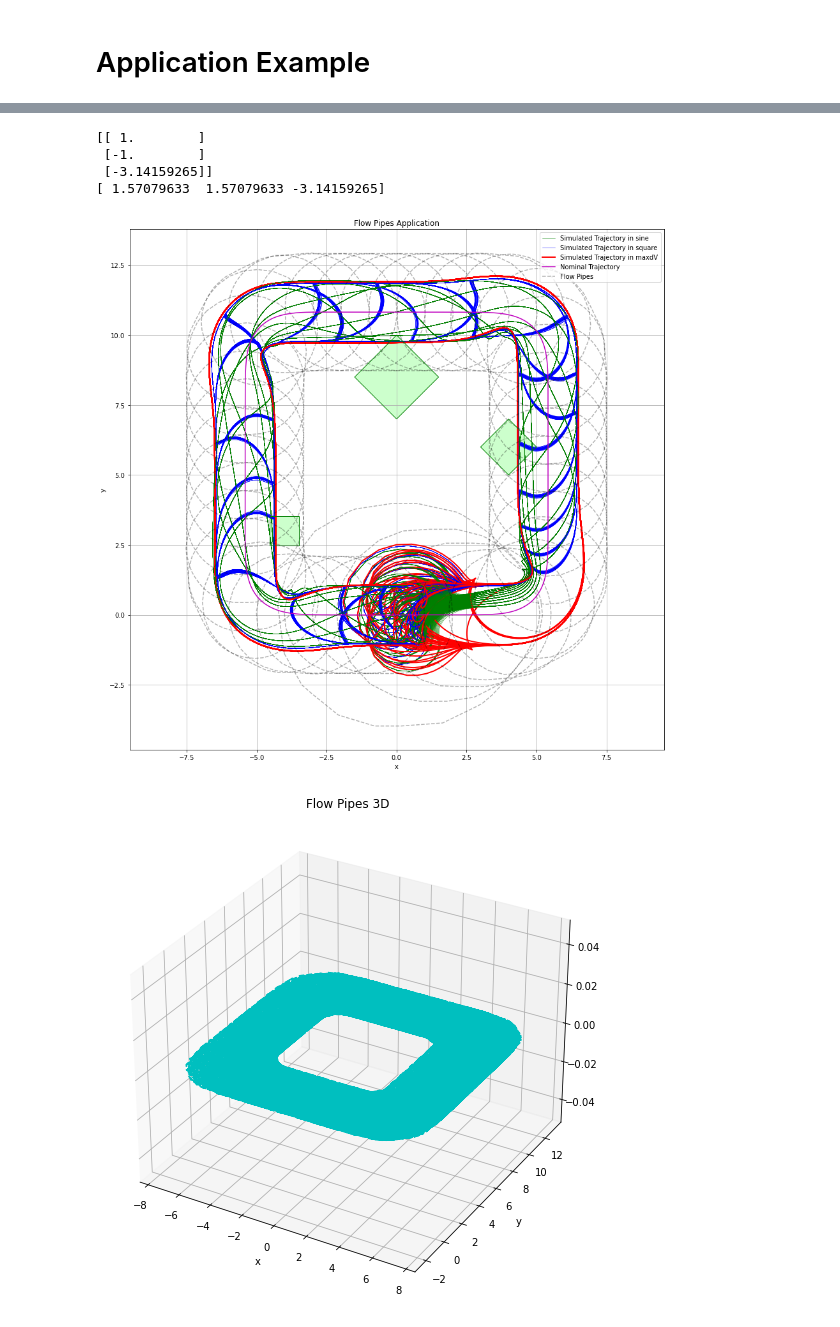
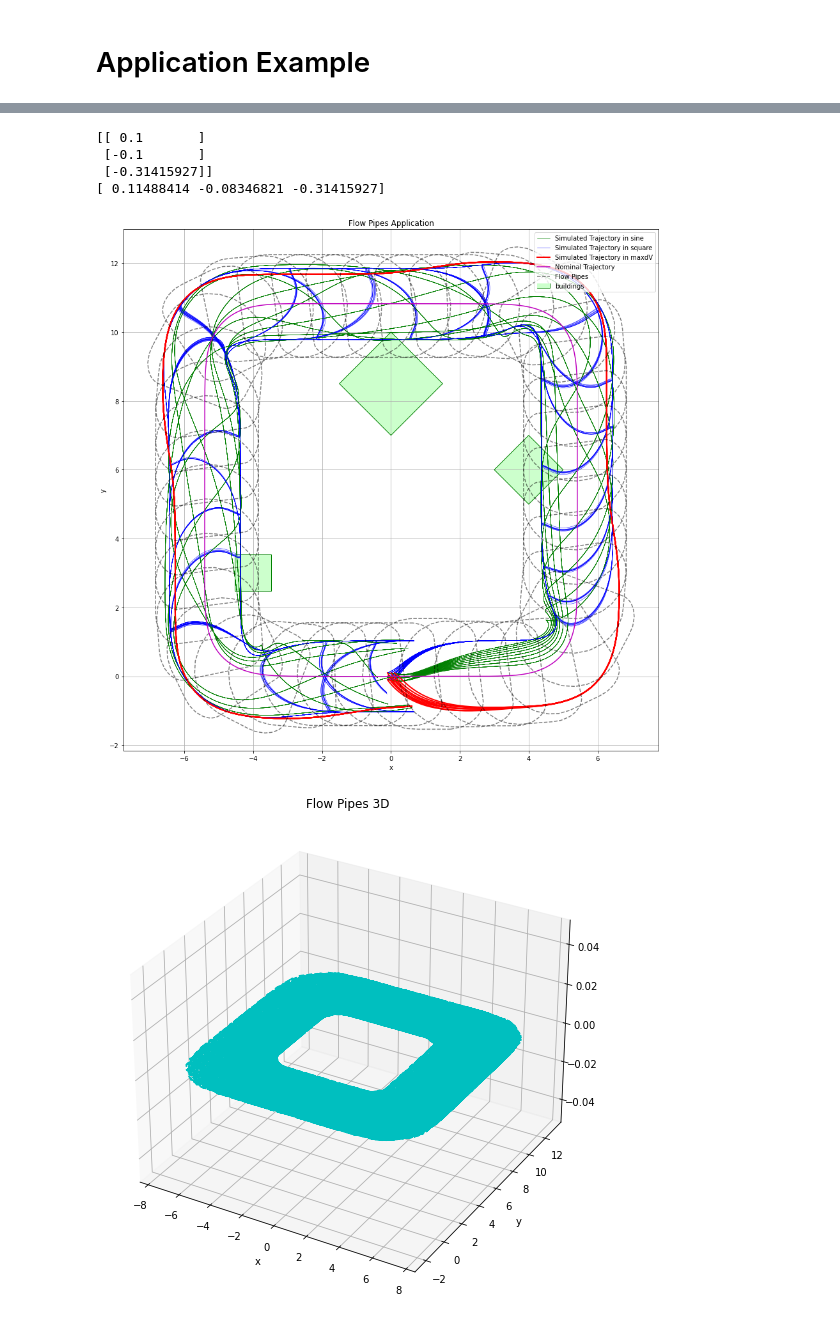
Before and after one commit to melodylylin/NASAULI_MC, a Jupyter notebook: SE(2) Invariant.ipynb, the cells around one changed output, grey strips where cells are left out. Saved outputs shown, nothing was run; the diff lists cells and outputs as text; code cells hidden in the pictures.

```diff
--- a/SE(2) Invariant.ipynb
+++ b/SE(2) Invariant.ipynb
@@ -51,7 +160,7 @@ sol
 # Flow Pipes Simulation
 # %%
 t = 40
-n = 40 # number of interval hulls
+n = 10 # number of interval hulls
 # disturbances
 w1 = 1
 w2 = 1
@@ -60,7 +169,7 @@ sol1 = se2_flow.find_se2_invariant_set() # u, v, w1, w2
 ref = se2_flow.simulate(t, 0, w1, w2, 0, 0, 0, dist='sine', sol= sol1, use_approx=False)
 e0 = se2_flow.se2_log(np.array([0, 0, -np.pi/10]))
 
-flow_pipes_LMI, intervalhull_LMI, nom = se2_flow.flowpipes(ref, t, n, e0, w1, w2, sol)
+flow_pipes_LMI, intervalhull_LMI, nom = se2_flow.flowpipes(ref, t, n, e0, w1, w2, sol1)
 
 #TEB_small = circ_inv(1.476) # HJB w/ control bound [-pi,pi]
 #L_small = circ_inv(1.4487) # lyapunov w/ small theta_max
@@ -305,9 +434,9 @@ w2 = 1
 ref = se2_flow.simulate(t, 0, 0, 0, 0, 0, 0, dist='none', sol= sol1, use_approx=False)
 
 cnt = 0
-for theta0 in np.arange(-np.pi, np.pi, np.pi/4):
-    for x0 in np.linspace(-1, 1, 3):
-        for y0 in np.linspace(-1, 1, 3):
+for theta0 in np.arange(-np.pi/10, np.pi/10, np.pi/4):
+    for x0 in np.linspace(-.1, .1, 3):
+        for y0 in np.linspace(-.1, .1, 3):
             cnt += 1
             init_e = np.array([[x0, y0, theta0]]).T
             V0 = init_e.T@sol['P']@init_e
@@ -328,42 +457,44 @@ for theta0 in np.arange(-np.pi, np.pi, np.pi/4):
 i = np.array(V).argmax()
 print(e[i])
 e0 = se2_flow.se2_log(np.array(e[i]).reshape(3,))
 print(e0)
 
 flow_pipes_LMI, intervalhull_LMI, nom = se2_flow.flowpipes(ref, t, n, e0, w1, w2, sol)
 for facet in range(n):
-    hs_ch_LMI = plt.plot(flow_pipes_LMI[facet][:,0], flow_pipes_LMI[facet][:,1], color='k', linestyle='--', alpha = 0.3)
+    hs_ch_LMI = plt.plot(flow_pipes_LMI[facet][:,0], flow_pipes_LMI[facet][:,1], color='k', linestyle='--', alpha = 0.5)
 
-P4.plot(facecolor=(0.8,1,0.8), edgecolor='g', linewidth=1)
-P3.plot(facecolor=(0.8,1,0.8), edgecolor='g', linewidth=1)
-P5.plot(facecolor=(0.8,1,0.8), edgecolor='g', linewidth=1)
+B1 = P4.plot(facecolor=(0.8,1,0.8), edgecolor='g', linewidth=1)
+B2 = P3.plot(facecolor=(0.8,1,0.8), edgecolor='g', linewidth=1)
+B3 = P5.plot(facecolor=(0.8,1,0.8), edgecolor='g', linewidth=1)
 
 
 h_nom = plt.plot(nom[:,0], nom[:,1], color='m', linestyle='-')
 
 plt.axis('equal')
 plt.title('Flow Pipes Application')
 plt.xlabel('x')
 plt.ylabel('y')
 
 lgd = plt.legend(loc=1)
 ax = lgd.axes
 handles, labels = ax.get_legend_handles_labels()
 handles.append(h_nom[0])
 labels.append('Nominal Trajectory')
 handles.append(hs_ch_LMI[0])
 labels.append('Flow Pipes')
+handles.append(B1)
+labels.append('buildings')
 lgd._legend_box = None
 lgd._init_legend_box(handles, labels)
 lgd._set_loc(lgd._loc)
 lgd.set_title(lgd.get_title().get_text())
 plt.savefig('figures/maxdV.png')
 # %% [output]
-[[ 1.        ]
- [-1.        ]
- [-3.14159265]]
-[ 1.57079633  1.57079633 -3.14159265]
+[[ 0.1       ]
+ [-0.1       ]
+ [-0.31415927]]
+[ 0.11488414 -0.08346821 -0.31415927]
-[figure, old version]
+[figure, new version]
 # %%
 n2 = 40
 points = se2_flow.se2_lie_algebra_invariant_set_points(sol, t, w1, w2, e0) #Lie Algebra
```
Also changed, not shown: parts of 14 cells of this notebook, 8 other files.
